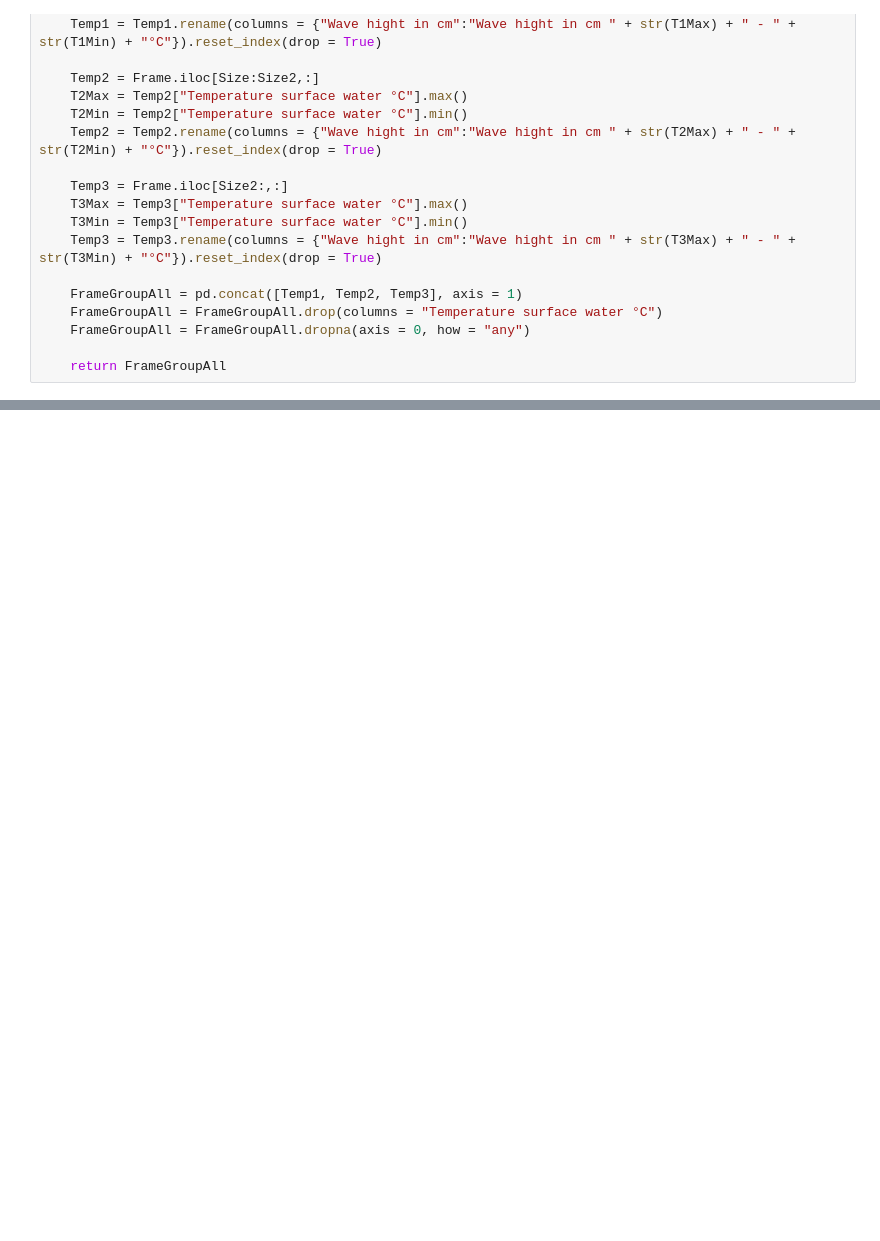
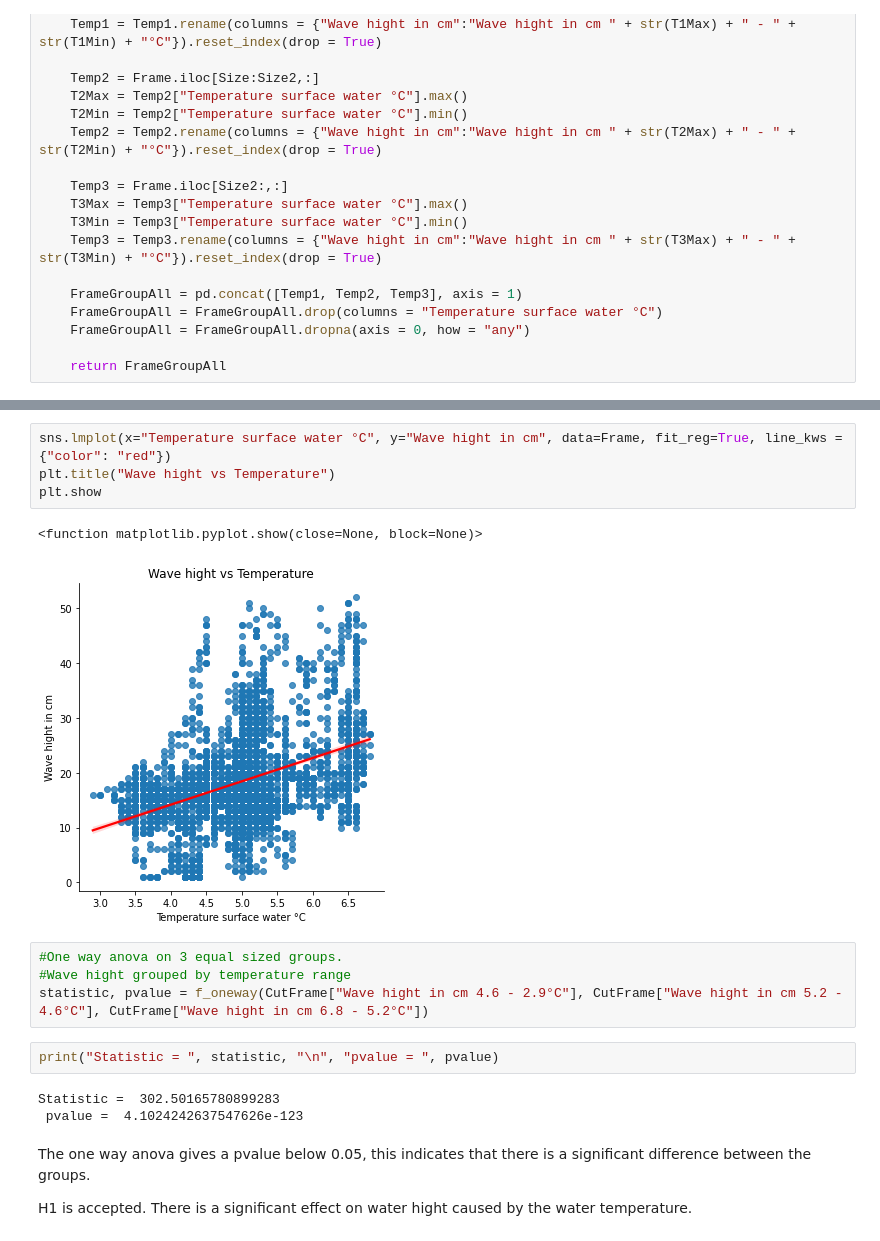
Before and after one commit to Pinatic/FinalAssignment, a Jupyter notebook: finalasgpieter.ipynb, the cells around one changed output, grey strips where cells are left out. Saved outputs shown, nothing was run; the diff lists cells and outputs as text; blank space fills up the shorter version.

```diff
--- a/finalasgpieter.ipynb
+++ b/finalasgpieter.ipynb
@@ -158,0 +158,20 @@ Temp.plot(x = "DateTime", y = "Temperature surface water °C")
+# %%
+sns.lmplot(x="Temperature surface water °C", y="Wave hight in cm", data=Frame, fit_reg=True, line_kws = {"color": "red"})
+plt.title("Wave hight vs Temperature")
+plt.show
+# %% [output]
+<function matplotlib.pyplot.show(close=None, block=None)>
+[figure, new version]
+# %%
+#One way anova on 3 equal sized groups.
+#Wave hight grouped by temperature range
+statistic, pvalue = f_oneway(CutFrame["Wave hight in cm 4.6 - 2.9°C"], CutFrame["Wave hight in cm 5.2 - 4.6°C"], CutFrame["Wave hight in cm 6.8 - 5.2°C"])
+# %%
+print("Statistic = ", statistic, "\n", "pvalue = ", pvalue)
+# %% [output]
+Statistic =  302.50165780899283
+ pvalue =  4.1024242637547626e-123
+# %% [markdown]
+The one way anova gives a pvalue below 0.05, this indicates that there is a significant difference between the groups.
+
+H1 is accepted. There is a significant effect on water hight caused by the water temperature.
```
Also changed, not shown: parts of 11 cells of this notebook.
